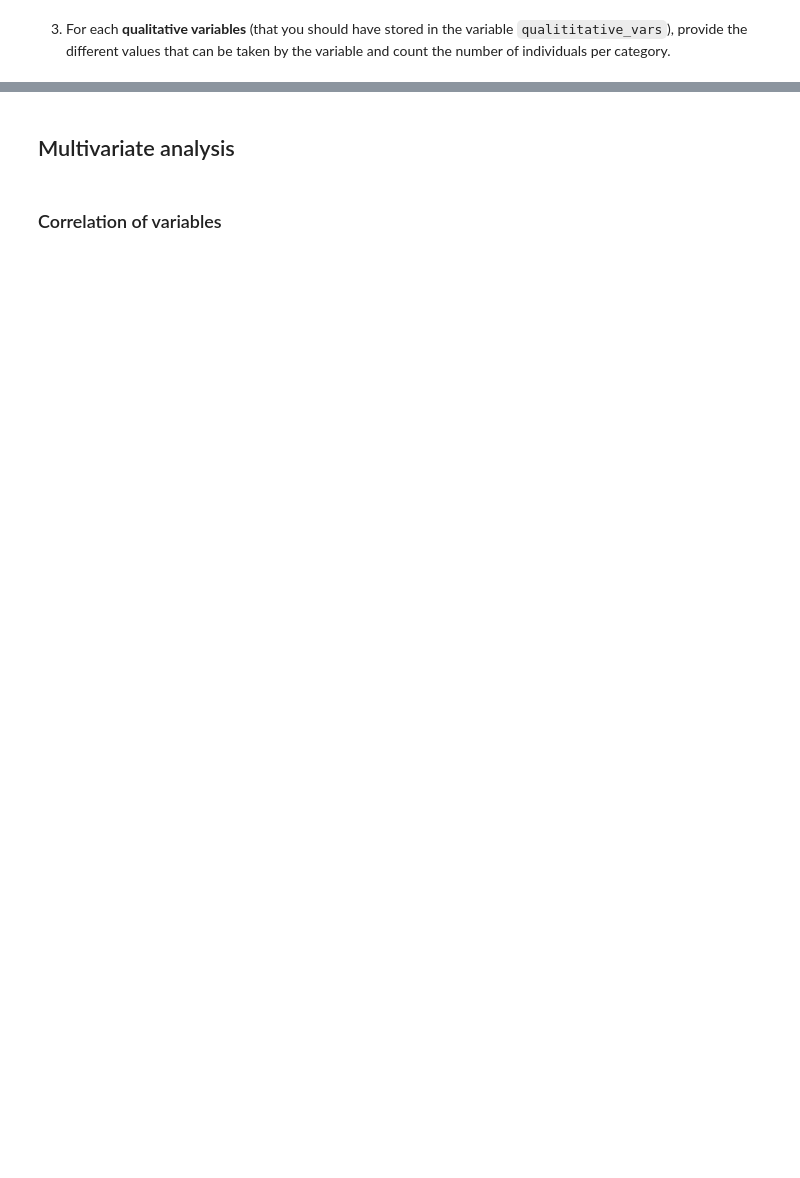
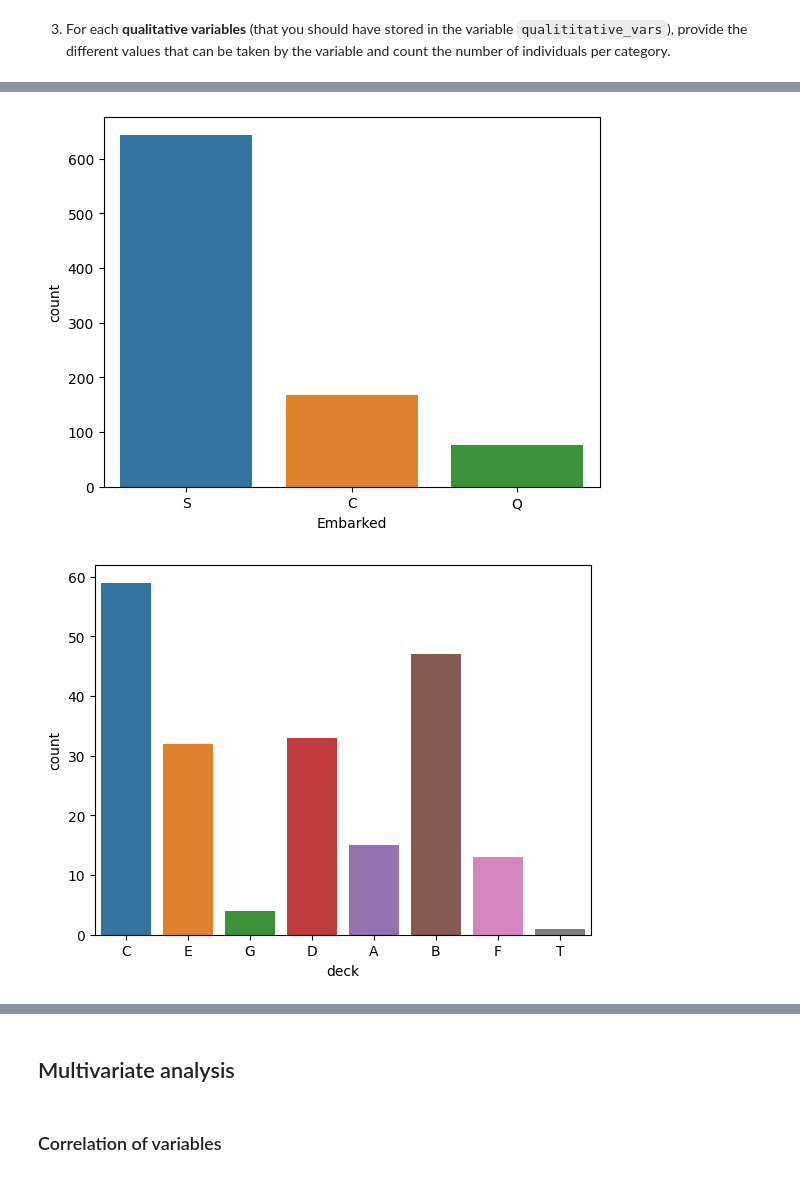
Before and after one commit to SphRbtHyk/miashs_introduction_ml, a Jupyter notebook: lab2/lab2_data_analysis.ipynb, the cells around one changed output, grey strips where cells are left out. Cells and saved outputs as stored; diff of their text form; code cells hidden in the pictures; blank space fills up the shorter version.

```diff
--- a/lab2/lab2_data_analysis.ipynb
+++ b/lab2/lab2_data_analysis.ipynb
@@ -161,4 +136,0 @@ target = ["Survived"]
-# %%
-features = ["Age", "SibSp", "Parch", "Fare", "Ticket", "Embarked", "Cabin", "Sex", "Pclass", "age_category", "nbr_fam_members", "with_family", "deck", "nbr_cabin", "cabin_shared"]
-quantitative_variables = ["Age", "Parch", "SibSp", "Fare", "nbr_cabin", "nbr_fam_members"]
-qualitative_variables = ["Embarked", "deck", "Cabin", "with_family", "Sex", "Pclass", "age_category", "cabin_shared"]
@@ -196,0 +218,7 @@ for qualitative in qualitative_variables:
+# %%
+for qualitative in qualitative_variables:
+    sns.countplot(data=df, x=qualitative)
+    plt.show()
+# %% [output]
+[figure, added]
+[figure, added]
```
Also changed, not shown: parts of 49 cells of this notebook.
